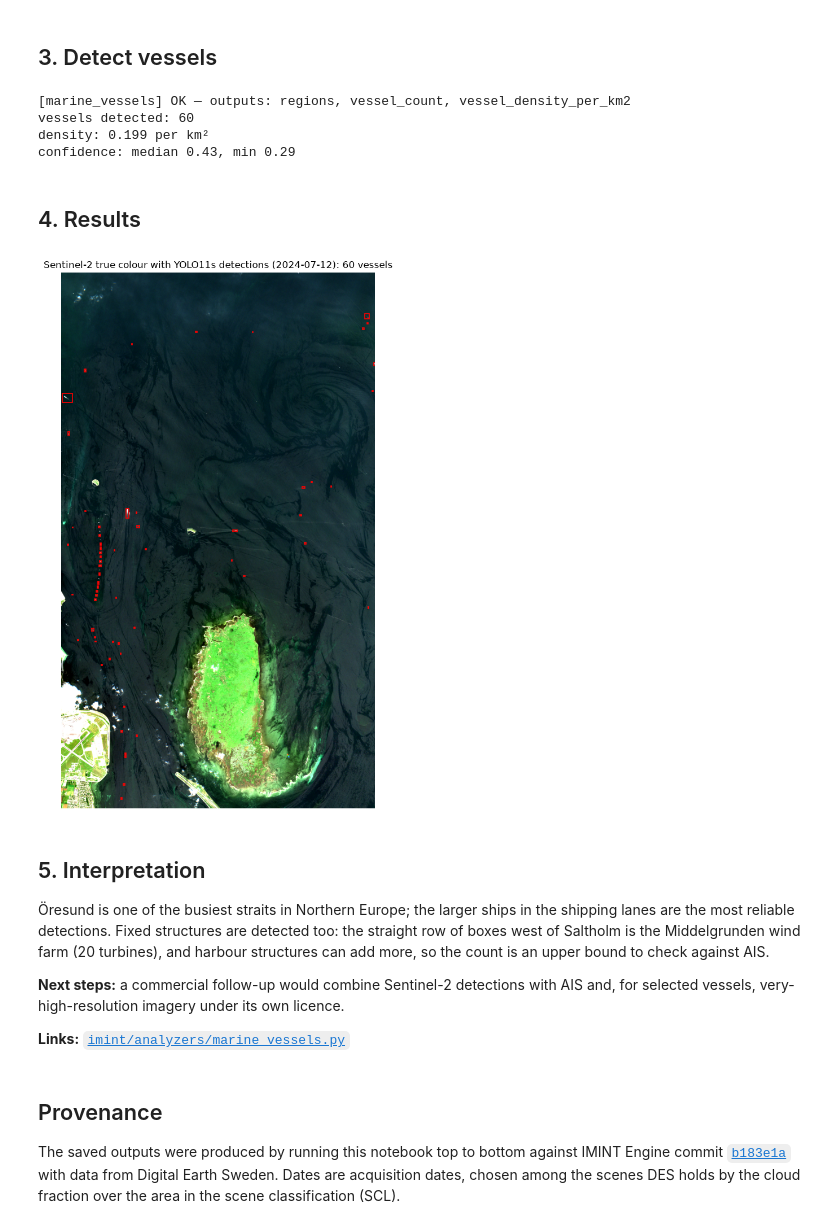
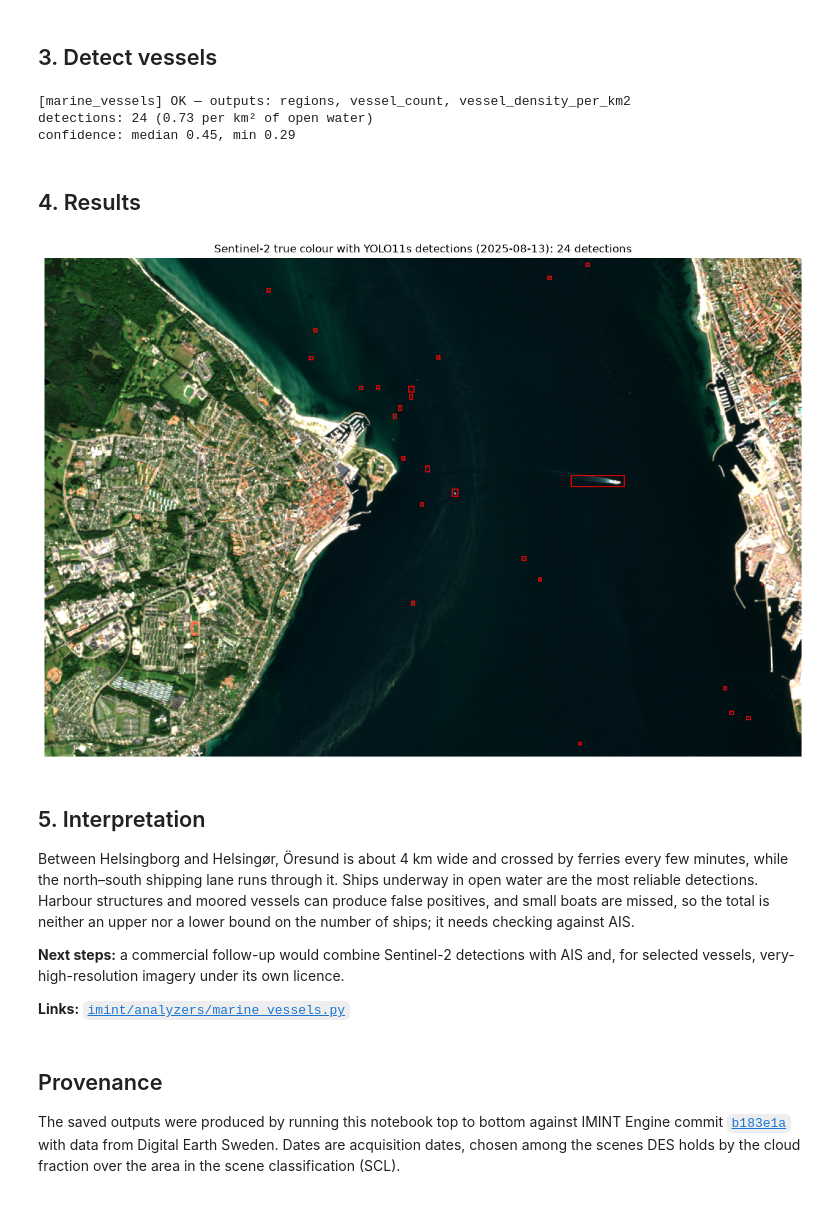
Before and after one commit to DigitalEarthSwedenExperimentalLab/imintengine, a Jupyter notebook: notebooks/sdl3-cases/070_CASE_070-Commercial-Marine-Oresund.ipynb, the cells around one changed output. Cells and saved outputs as stored; diff of their text form; code cells hidden in the pictures.

```diff
--- a/notebooks/sdl3-cases/070_CASE_070-Commercial-Marine-Oresund.ipynb
+++ b/notebooks/sdl3-cases/070_CASE_070-Commercial-Marine-Oresund.ipynb
@@ -75,7 +83,10 @@ from imint.fetch import fetch_des_data
 
 def load_scene(date, aoi, max_cloud=0.3):
     """Fetch one Sentinel-2 L2A scene from Digital Earth Sweden with your login (no fallback)."""
-    scene = fetch_des_data(date=date, coords=aoi, cloud_threshold=max_cloud, token=des_token())
+    scene = fetch_des_data(date=date, coords=aoi, cloud_threshold=max_cloud)
+    nodata = np.all(np.stack([a == 0 for a in scene.bands.values()]), axis=0)
+    if nodata.mean() > 0.01:  # the archive sometimes holds only part of a scene
+        raise ValueError(f"{date}: {nodata.mean():.0%} of the area has no data in this DES scene; use another date")
     land = np.isin(scene.scl, [4, 5])  # cloud-free vegetation and bare soil
     if land.any():
         empty = [b for b, a in scene.bands.items() if (a[land] == 0).mean() > 0.05]
@@ -83,11 +94,11 @@ def load_scene(date, aoi, max_cloud=0.3):
             raise ValueError(f"{date}: bands {empty} are empty over land in this DES scene; use another date")
     h, w = scene.rgb.shape[:2]
     print(f"{date}: {len(scene.bands)} bands, {h} x {w} px at 10 m, "
-          f"cloud {scene.cloud_fraction:.1%} (SCL), CRS {scene.geo.crs}")
+          f"cloud and shadow {scene.cloud_fraction:.1%} (SCL), CRS {scene.geo.crs}")
     return scene
 
-AOI = {"west": 12.65, "south": 55.60, "east": 12.85, "north": 55.80}
-DATE = "2024-07-12"
+AOI = {"west": 12.56, "south": 56.01, "east": 12.70, "north": 56.06}
+DATE = "2025-08-13"
 
 scene = load_scene(DATE, AOI)
 # %% [output]
@@ -118,39 +128,39 @@ vessels = MarineVesselAnalyzer().run(rgb=scene.rgb, bands=scene.bands, date=DATE
                                      output_dir="outputs/vessels", scl=scene.scl, geo=scene.geo)
 print(vessels.summary())
 out = vessels.outputs
-print(f"vessels detected: {out['vessel_count']}")
-print(f"density: {out['vessel_density_per_km2']} per km²")
+water_km2 = (scene.scl == 6).sum() * 1e-4  # SCL 6 = water; one 10 m pixel = 0.0001 km²
+print(f"detections: {out['vessel_count']} ({out['vessel_count'] / water_km2:.2f} per km² of open water)")
 scores = [r["score"] for r in out.get("regions", [])]
 if scores:
     print(f"confidence: median {np.median(scores):.2f}, min {min(scores):.2f}")
 # %% [output]
 [marine_vessels] OK — outputs: regions, vessel_count, vessel_density_per_km2
-vessels detected: 60
-density: 0.199 per km²
-confidence: median 0.43, min 0.29
+detections: 24 (0.73 per km² of open water)
+confidence: median 0.45, min 0.29
 # %% [markdown]
 ## 4. Results
 # %%
 fig, ax = plt.subplots(figsize=(12, 10))
 ax.imshow(scene.rgb)
 for r in out.get("regions", []):
     bb = r["bbox"]
     ax.add_patch(mpatches.Rectangle((bb["x_min"], bb["y_min"]), bb["x_max"] - bb["x_min"],
                                     bb["y_max"] - bb["y_min"], linewidth=1.2,
                                     edgecolor="red", facecolor="none"))
-ax.set_title(f"Sentinel-2 true colour with YOLO11s detections ({DATE}): {out['vessel_count']} vessels")
+ax.set_title(f"Sentinel-2 true colour with YOLO11s detections ({DATE}): {out['vessel_count']} detections")
 ax.axis("off")
 plt.tight_layout()
 plt.show()
 # %% [output]
-[figure, old version]
+[figure, new version]
 # %% [markdown]
 ## 5. Interpretation
 
-Öresund is one of the busiest straits in Northern Europe; the larger ships in the shipping lanes
-are the most reliable detections. Fixed structures are detected too: the straight row of boxes west
-of Saltholm is the Middelgrunden wind farm (20 turbines), and harbour structures can add more, so
-the count is an upper bound to check against AIS.
+Between Helsingborg and Helsingør, Öresund is about 4 km wide and crossed by ferries every few
+minutes, while the north–south shipping lane runs through it. Ships underway in open water are the
+most reliable detections. Harbour structures and moored vessels can produce false positives, and
+small boats are missed, so the total is neither an upper nor a lower bound on the number of ships;
+it needs checking against AIS.
 
 **Next steps:** a commercial follow-up would combine Sentinel-2 detections with AIS and, for
 selected vessels, very-high-resolution imagery under its own licence.
```
Also changed, not shown: parts of 7 cells of this notebook, 11 other files.
